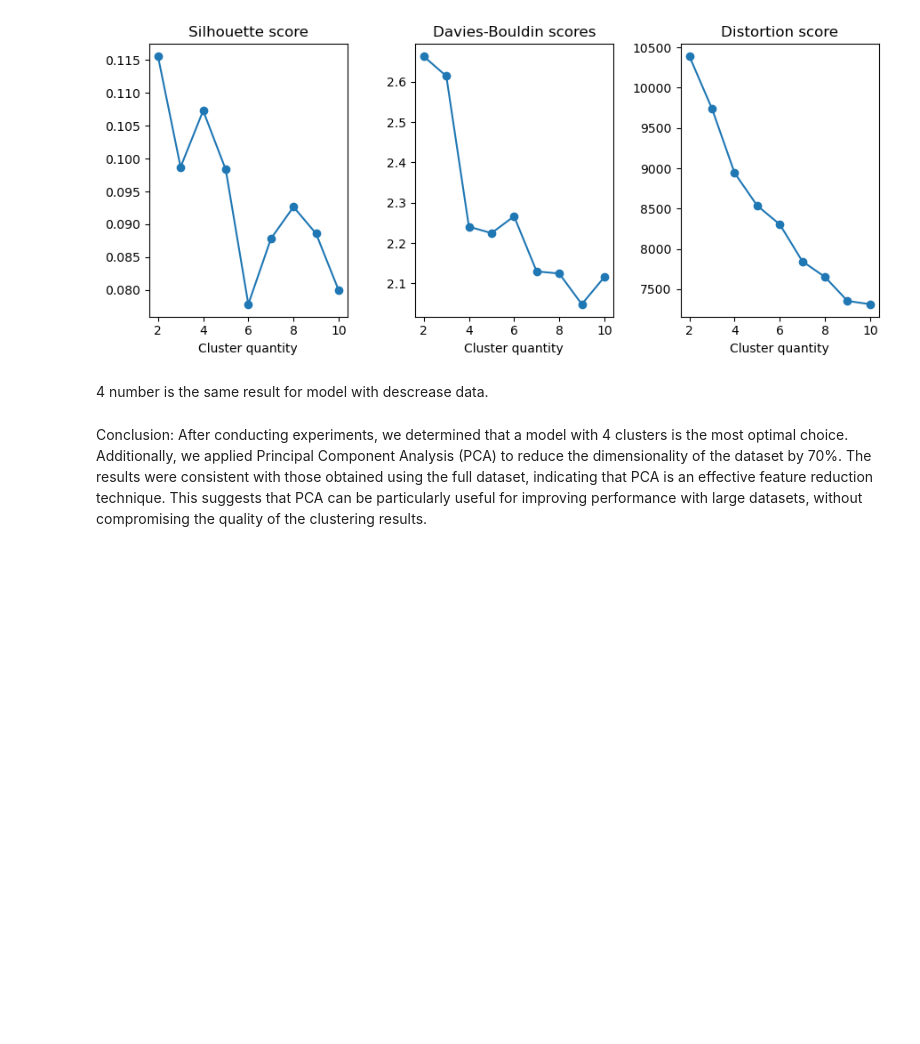
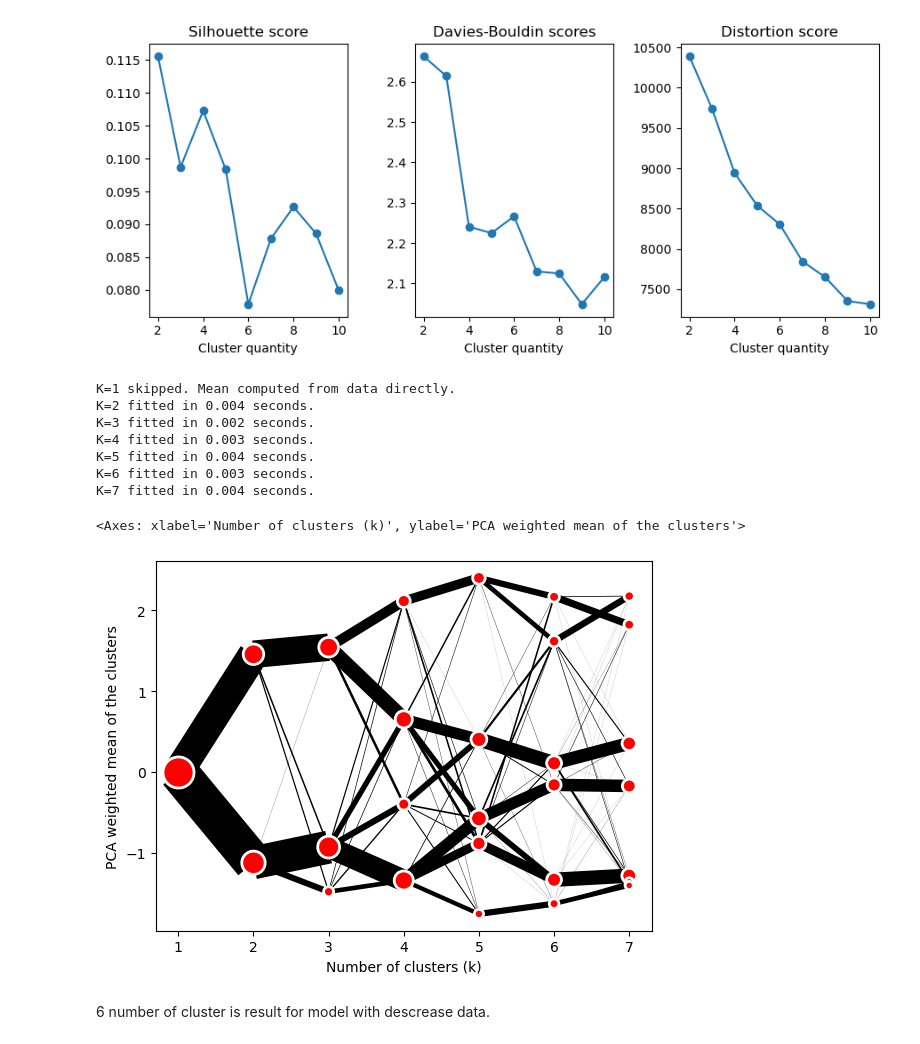
Before and after one commit to Macostik/ML_cource, a Jupyter notebook: HomeWork10/credit.ipynb, the cells around one changed output. Saved outputs shown, nothing was run; the diff lists cells and outputs as text; code cells hidden in the pictures; blank space fills up the shorter version.

```diff
--- a/HomeWork10/credit.ipynb
+++ b/HomeWork10/credit.ipynb
@@ -365,8 +365,21 @@ plt.tight_layout()
 plt.show()
 # %% [output]
 [figure]
+# %%
+# Plot Clustergram
+df = scale(X)
+cgram = Clustergram(range(1, 8))
+cgram.fit(X_train)
+cgram.plot()
+# %% [output]
+K=1 skipped. Mean computed from data directly.
+K=2 fitted in 0.004 seconds.
+K=3 fitted in 0.002 seconds.
+K=4 fitted in 0.003 seconds.
+K=5 fitted in 0.004 seconds.
+K=6 fitted in 0.003 seconds.
+K=7 fitted in 0.004 seconds.
+<Axes: xlabel='Number of clusters (k)', ylabel='PCA weighted mean of the clusters'>
+[figure, added]
 # %% [markdown]
-4 number is the same result for model with descrease data.
+6 number of cluster is result for model with descrease data.
-# %% [markdown]
-Conclusion:
-After conducting experiments, we determined that a model with 4 clusters is the most optimal choice. Additionally, we applied Principal Component Analysis (PCA) to reduce the dimensionality of the dataset by 70%. The results were consistent with those obtained using the full dataset, indicating that PCA is an effective feature reduction technique. This suggests that PCA can be particularly useful for improving performance with large datasets, without compromising the quality of the clustering results.
```
Also changed, not shown: parts of 1 cell of this notebook.
